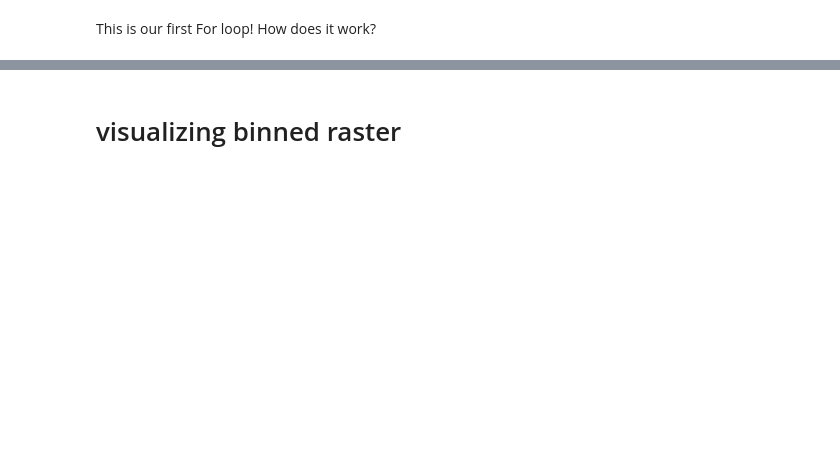
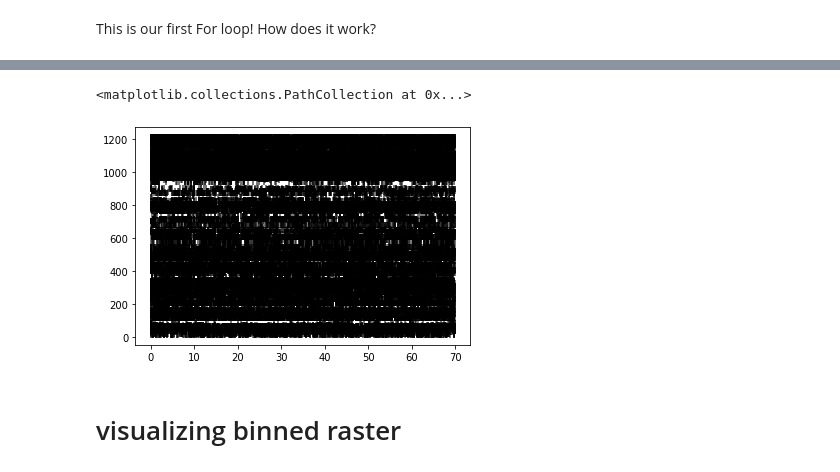
Before and after one commit to maddiehsiang/dnu_course, a Jupyter notebook: spikes_tutorial.ipynb, the cells around one changed output, grey strips where cells are left out. Cells and saved outputs as stored; diff of their text form; code cells hidden in the pictures; blank space fills up the shorter version.

```diff
--- a/spikes_tutorial.ipynb
+++ b/spikes_tutorial.ipynb
@@ -137,8 +133,11 @@ pdf.savefig() # save figure to pdf
 # %%
 # For all neurons now
 plt.scatter(x=spike_times_all_neurons,
-            y=neuron_ids, marker='|', c='k', alpha=.7)
-pdf.savefig() # save figure to pdf
+            y=neuron_ids,
+            marker='|', c='k', alpha=.7)
+# %% [output]
+<matplotlib.collections.PathCollection at 0x...>
+[figure, added]
 # %% [markdown]
 # visualizing binned raster
 # %%
```
Also changed, not shown: parts of 16 cells of this notebook, 1 other file.
